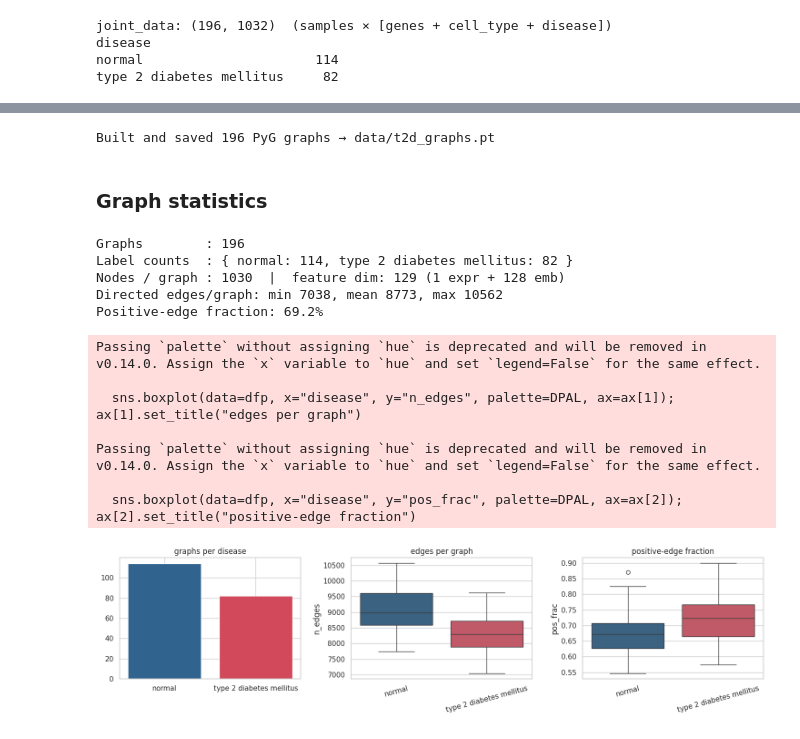
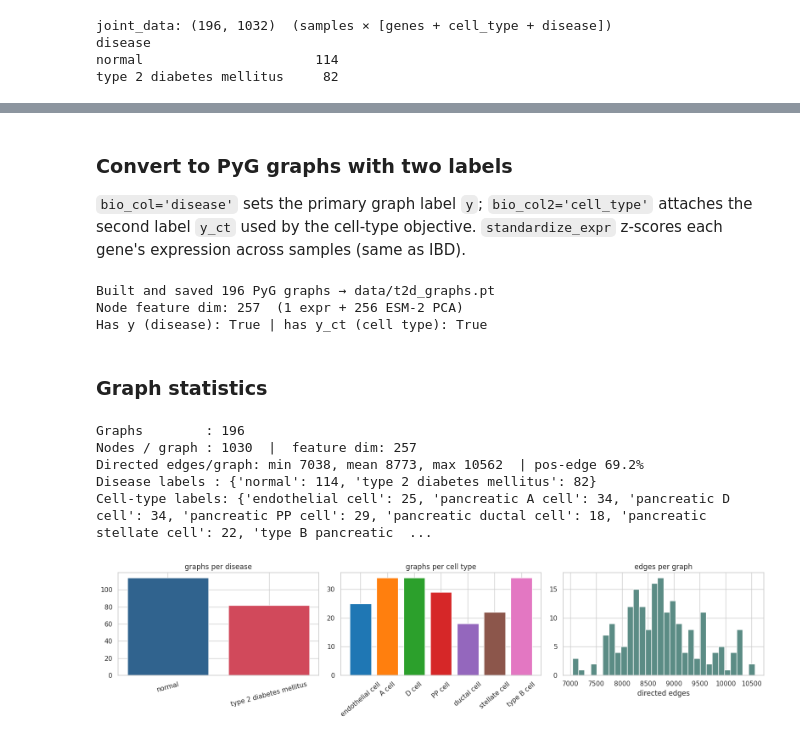
Before and after one commit to Multiomics-Analytics-Group/gea, a Jupyter notebook: docs/tutorial/tutorial-t2d.ipynb, the cells around one changed output, grey strips where cells are left out. Saved outputs shown, nothing was run; the diff lists cells and outputs as text; code cells hidden in the pictures.

```diff
--- a/docs/tutorial/tutorial-t2d.ipynb
+++ b/docs/tutorial/tutorial-t2d.ipynb
@@ -429,8 +411,0 @@ so the pipeline is runnable end-to-end.
-# %%
-# Export final gene list (Ensembl mouse IDs) for the ESM-2 extraction script.
-gene_list_ppi = get_gene_list(filt_counts_ppi)
-with open("data/ensembl_ids_t2d.txt", "w") as f:
-    f.write("\n".join(gene_list_ppi))
-print(f"Exported {len(gene_list_ppi)} Ensembl IDs → data/ensembl_ids_t2d.txt")
-print("Next (offline, GPU): python scripts/get_esm_embeddings.py "
-      "--gene-list data/ensembl_ids_t2d.txt --out data/esm_embeddings_t2d.pt")
@@ -510,55 +473,57 @@ Placeholder gene embeddings: (1030, 128)  (genes × EMB_DIM)
+# %% [markdown]
+### Convert to PyG graphs with two labels
+
+`bio_col='disease'` sets the primary graph label `y`; `bio_col2='cell_type'` attaches the second
+label `y_ct` used by the cell-type objective. `standardize_expr` z-scores each gene's expression
+across samples (same as IBD).
 # %%
 from gea.preprocessing import gene_networks_to_pyg
+import torch
 
-# bio_col='disease' → graph label y ∈ {normal, type 2 diabetes}. standardize_expr z-scores
-# each gene's expression across samples (same as IBD).
 t2d_graphs = gene_networks_to_pyg(
-    sample_networks, joint_data, gene_embeddings,
-    bio_col="disease", standardize_expr=True,
+    sample_networks, joint_data, esm_embeddings,
+    bio_col="disease", bio_col2="cell_type", standardize_expr=True,
 )
 torch.save(t2d_graphs, "data/t2d_graphs.pt")
 print(f"Built and saved {len(t2d_graphs)} PyG graphs → data/t2d_graphs.pt")
+print(f"Node feature dim: {t2d_graphs[0].x.shape[1]}  (1 expr + 256 ESM-2 PCA)")
+print("Has y (disease):", hasattr(t2d_graphs[0], "y"), "| has y_ct (cell type):", hasattr(t2d_graphs[0], "y_ct"))
 # %% [output]
 Built and saved 196 PyG graphs → data/t2d_graphs.pt
+Node feature dim: 257  (1 expr + 256 ESM-2 PCA)
+Has y (disease): True | has y_ct (cell type): True
 # %% [markdown]
 ### Graph statistics
 # %%
 import numpy as np, collections, matplotlib.pyplot as plt, seaborn as sns
 sns.set_theme(style="whitegrid")
 
-lab_map = {i: l for l, i in
-           {l: i for i, l in enumerate(sorted(joint_data["disease"].unique()))}.items()}
-y  = np.array([g.y.item() for g in t2d_graphs])
-ne = np.array([g.edge_index.shape[1] for g in t2d_graphs])
+disease_names = sorted(joint_data["disease"].unique())     # label int → name
+ct_names      = sorted(joint_data["cell_type"].unique())
+y    = np.array([g.y.item() for g in t2d_graphs])
+y_ct = np.array([g.y_ct.item() for g in t2d_graphs])
+ne   = np.array([g.edge_index.shape[1] for g in t2d_graphs])
 pos_frac = np.array([(g.edge_type == 0).float().mean().item() for g in t2d_graphs])
 
 print(f"Graphs        : {len(t2d_graphs)}")
-print(f"Label counts  : {{ {', '.join(f'{lab_map[k]}: {v}' for k,v in sorted(collections.Counter(y).items()))} }}")
-print(f"Nodes / graph : {t2d_graphs[0].x.shape[0]}  |  feature dim: {t2d_graphs[0].x.shape[1]} (1 expr + {EMB_DIM} emb)")
-print(f"Directed edges/graph: min {ne.min()}, mean {ne.mean():.0f}, max {ne.max()}")
-print(f"Positive-edge fraction: {pos_frac.mean():.1%}")
+print(f"Nodes / graph : {t2d_graphs[0].x.shape[0]}  |  feature dim: {t2d_graphs[0].x.shape[1]}")
+print(f"Directed edges/graph: min {ne.min()}, mean {ne.mean():.0f}, max {ne.max()}  | pos-edge {pos_frac.mean():.1%}")
+print("Disease labels :", {disease_names[k]: int(v) for k, v in sorted(collections.Counter(y).items())})
+print("Cell-type labels:", {ct_names[k]: int(v) for k, v in sorted(collections.Counter(y_ct).items())})
 
-dfp = pd.DataFrame({"disease": [lab_map[v] for v in y], "n_edges": ne, "pos_frac": pos_frac})
-DPAL = {"normal": "#30638e", "type 2 diabetes mellitus": "#d1495b"}
-fig, ax = plt.subplots(1, 3, figsize=(15, 4))
-ax[0].bar(*zip(*sorted(collections.Counter(dfp["disease"]).items())),
-          color=[DPAL.get(k, "#888") for k in sorted(collections.Counter(dfp["disease"]))])
-ax[0].set_title("graphs per disease")
-sns.boxplot(data=dfp, x="disease", y="n_edges", palette=DPAL, ax=ax[1]); ax[1].set_title("edges per graph")
-sns.boxplot(data=dfp, x="disease", y="pos_frac", palette=DPAL, ax=ax[2]); ax[2].set_title("positive-edge fraction")
-for a in (ax[1], ax[2]): a.set_xlabel(""); a.tick_params(axis="x", rotation=15)
+fig, ax = plt.subplots(1, 3, figsize=(16, 4))
+ax[0].bar([disease_names[k] for k in sorted(set(y))],
+          [ (y==k).sum() for k in sorted(set(y)) ], color=["#30638e", "#d1495b"])
+ax[0].set_title("graphs per disease"); ax[0].tick_params(axis="x", rotation=15)
+ax[1].bar([ct_names[k].replace("pancreatic ", "") for k in sorted(set(y_ct))],
+          [ (y_ct==k).sum() for k in sorted(set(y_ct)) ], color=sns.color_palette("tab10", len(ct_names)))
+ax[1].set_title("graphs per cell type"); ax[1].tick_params(axis="x", rotation=40)
+ax[2].hist(ne, bins=30, color="#5b8c85"); ax[2].set_title("edges per graph"); ax[2].set_xlabel("directed edges")
 plt.tight_layout(); plt.show()
 # %% [output]
 Graphs        : 196
-Label counts  : { normal: 114, type 2 diabetes mellitus: 82 }
-Nodes / graph : 1030  |  feature dim: 129 (1 expr + 128 emb)
-Directed edges/graph: min 7038, mean 8773, max 10562
-Positive-edge fraction: 69.2%
+Nodes / graph : 1030  |  feature dim: 257
+Directed edges/graph: min 7038, mean 8773, max 10562  | pos-edge 69.2%
+Disease labels : {'normal': 114, 'type 2 diabetes mellitus': 82}
+Cell-type labels: {'endothelial cell': 25, 'pancreatic A cell': 34, 'pancreatic D cell': 34, 'pancreatic PP cell': 29, 'pancreatic ductal cell': 18, 'pancreatic stellate cell': 22, 'type B pancreatic  ...
-Passing `palette` without assigning `hue` is deprecated and will be removed in v0.14.0. Assign the `x` variable to `hue` and set `legend=False` for the same effect.
-
-  sns.boxplot(data=dfp, x="disease", y="n_edges", palette=DPAL, ax=ax[1]); ax[1].set_title("edges per graph")
-
-Passing `palette` without assigning `hue` is deprecated and will be removed in v0.14.0. Assign the `x` variable to `hue` and set `legend=False` for the same effect.
-
-  sns.boxplot(data=dfp, x="disease", y="pos_frac", palette=DPAL, ax=ax[2]); ax[2].set_title("positive-edge fraction")
-[figure, old version]
+[figure, new version]
```
Also changed, not shown: parts of 24 cells of this notebook.
